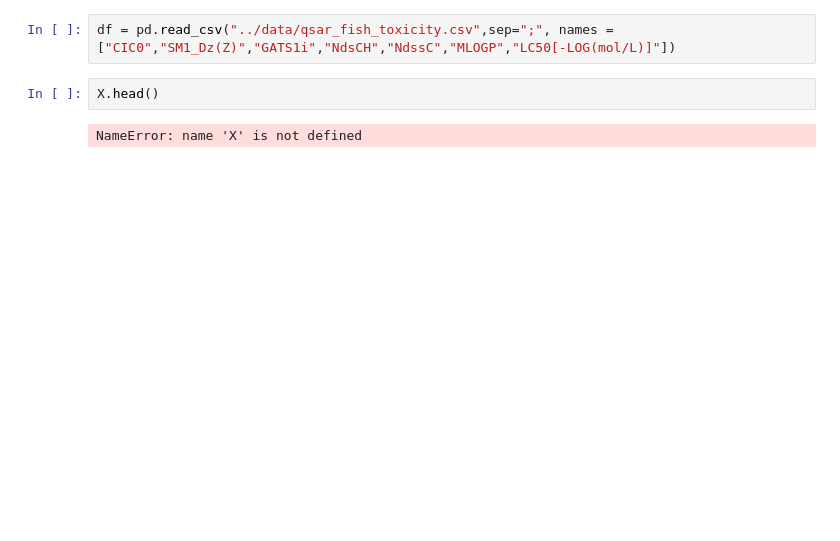
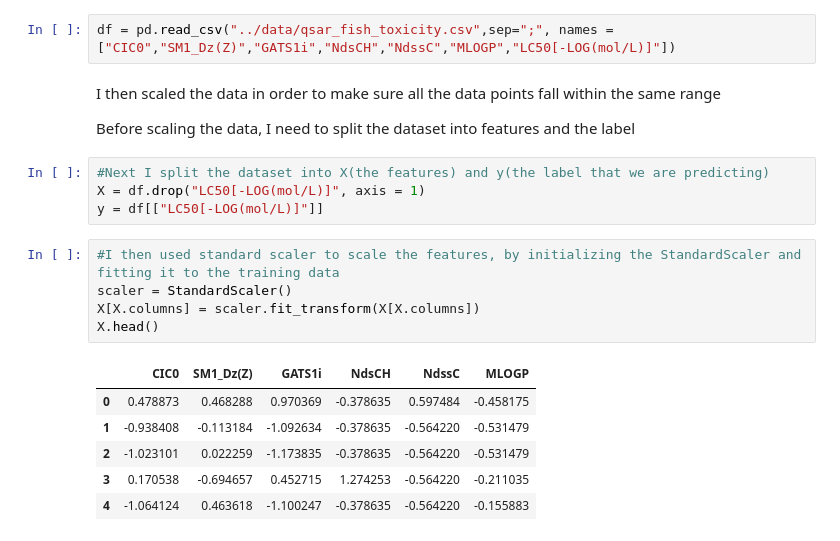
Before and after one commit to ZSyed512/TEP-Fish-Toxicity-Analysis, a Jupyter notebook: notebooks/LinearRegression.ipynb, the cells around one changed output. Cells and saved outputs as stored; diff of their text form; blank space fills up the shorter version.

```diff
--- a/notebooks/LinearRegression.ipynb
+++ b/notebooks/LinearRegression.ipynb
@@ -8,6 +9,22 @@ ImportError: cannot import name 'X' from 'sklearn.datasets' (c:\Users\Goga\anaco
 # %%
 df = pd.read_csv("../data/qsar_fish_toxicity.csv",sep=";", names = ["CIC0","SM1_Dz(Z)","GATS1i","NdsCH","NdssC","MLOGP","LC50[-LOG(mol/L)]"])
-# %%
-X.head()
-# %% [output]
-NameError: name 'X' is not defined
+# %% [markdown]
+I then scaled the data in order to make sure all the data points fall within the same range
+
+Before scaling the data, I need to split the dataset into features and the label
+# %%
+#Next I split the dataset into X(the features) and y(the label that we are predicting)
+X = df.drop("LC50[-LOG(mol/L)]", axis = 1)
+y = df[["LC50[-LOG(mol/L)]"]]
+# %%
+#I then used standard scaler to scale the features, by initializing the StandardScaler and fitting it to the training data
+scaler = StandardScaler()
+X[X.columns] = scaler.fit_transform(X[X.columns])
+X.head()
+# %% [output]
+|  | CIC0 | SM1_Dz(Z) | GATS1i | NdsCH | NdssC | MLOGP |
+| 0 | 0.478873 | 0.468288 | 0.970369 | -0.378635 | 0.597484 | -0.458175 |
+| 1 | -0.938408 | -0.113184 | -1.092634 | -0.378635 | -0.564220 | -0.531479 |
+| 2 | -1.023101 | 0.022259 | -1.173835 | -0.378635 | -0.564220 | -0.531479 |
+| 3 | 0.170538 | -0.694657 | 0.452715 | 1.274253 | -0.564220 | -0.211035 |
+| 4 | -1.064124 | 0.463618 | -1.100247 | -0.378635 | -0.564220 | -0.155883 |
```
Also changed, not shown: parts of 8 cells of this notebook, 7 other files.
